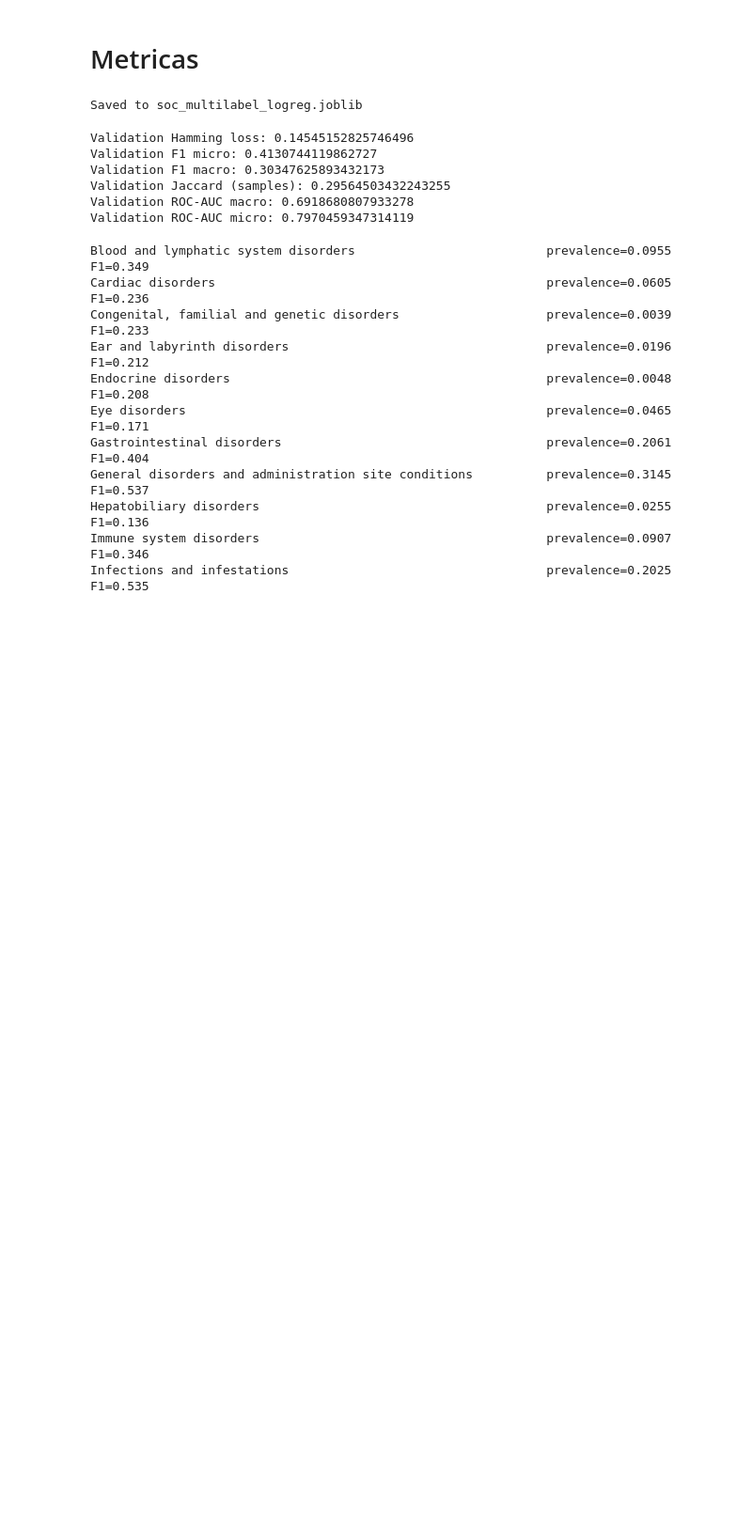
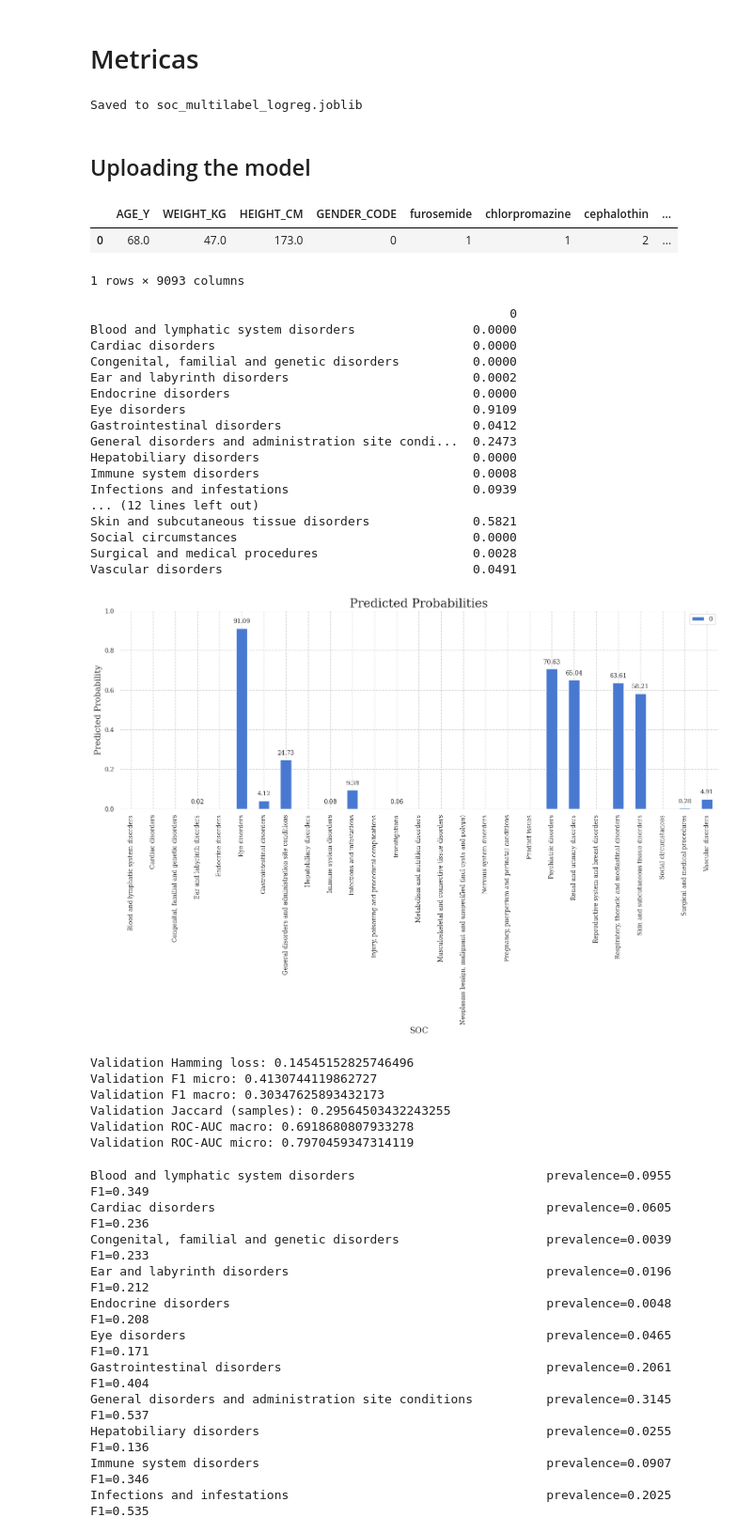
Before and after one commit to nuriaarroyo/Empirical-Bayes-Age-Specific-Risk-and-SOC-Prediction-for-Cephalosporin-ADRs-with-Support-App, a Jupyter notebook: notebooks/03_canada/03_01 Regresion Logistica.ipynb, the cells around one changed output. Shown at 94% size. Saved outputs shown, nothing was run; the diff lists cells and outputs as text; code cells hidden in the pictures; blank space fills up the shorter version.

```diff
--- a/notebooks/03_canada/03_01 Regresion Logistica.ipynb
+++ b/notebooks/03_canada/03_01 Regresion Logistica.ipynb
@@ -396,6 +379,71 @@ joblib.dump(artifact, "soc_multilabel_logreg.joblib")
 print("Saved to soc_multilabel_logreg.joblib")
 # %% [output]
 Saved to soc_multilabel_logreg.joblib
+# %% [markdown]
+## Uploading the model
+# %%
+# read the model
+artifact = joblib.load("models/03_03_01_soc_multilabel_logreg.joblib")
+multi_clf = artifact["model"]
+feature_cols = artifact["feature_cols"]
+soc_cols = artifact["soc_cols"]
+# %%
+report = X[:1]
+report
+# %% [output]
+|  | AGE_Y | WEIGHT_KG | HEIGHT_CM | GENDER_CODE | furosemide | chlorpromazine | cephalothin | ... |
+| 0 | 68.0 | 47.0 | 173.0 | 0 | 1 | 1 | 2 | ... |
+1 rows × 9093 columns
+# %%
+def predict_soc(report):
+    # plot them
+    import matplotlib.pyplot as plt
+    import seaborn as sns
+    from scripts import style
+    style.mpl_apply()
+
+    # test for report1
+    proba_list = [est.predict_proba(report) for est in multi_clf.estimators_]
+    # to dataframe
+    proba_list_df = pd.DataFrame(
+        {soc: proba[:, 1] for soc, proba in zip(soc_cols, proba_list)}
+    )
+
+    print(proba_list_df.T.round(4))
+
+    proba_list_df.T.plot.bar(figsize=(18, 6))
+    plt.ylabel("Predicted Probability")
+    plt.xlabel("SOC")
+    plt.title("Predicted Probabilities")
+
+    # add text if the value is > 0.00001
+    for i, v in enumerate(proba_list_df.T[0]):
+        if v > 0.0001:
+            plt.text(i, v + 0.02, f"{round(v*100, 2):.2f}", ha='center', va='bottom', fontsize=10)
+
+    plt.ylim(0, 1)
+    plt.show()
+# %%
+predict_soc(report)
+# %% [output]
+                                                         0
+Blood and lymphatic system disorders                0.0000
+Cardiac disorders                                   0.0000
+Congenital, familial and genetic disorders          0.0000
+Ear and labyrinth disorders                         0.0002
+Endocrine disorders                                 0.0000
+Eye disorders                                       0.9109
+Gastrointestinal disorders                          0.0412
+General disorders and administration site condi...  0.2473
+Hepatobiliary disorders                             0.0000
+Immune system disorders                             0.0008
+Infections and infestations                         0.0939
+... (12 lines left out)
+Skin and subcutaneous tissue disorders              0.5821
+Social circumstances                                0.0000
+Surgical and medical procedures                     0.0028
+Vascular disorders                                  0.0491
+[figure, added]
 # %%
 Y_val = Y_test
 
```
Also changed, not shown: parts of 2 cells of this notebook, 2 other files.
